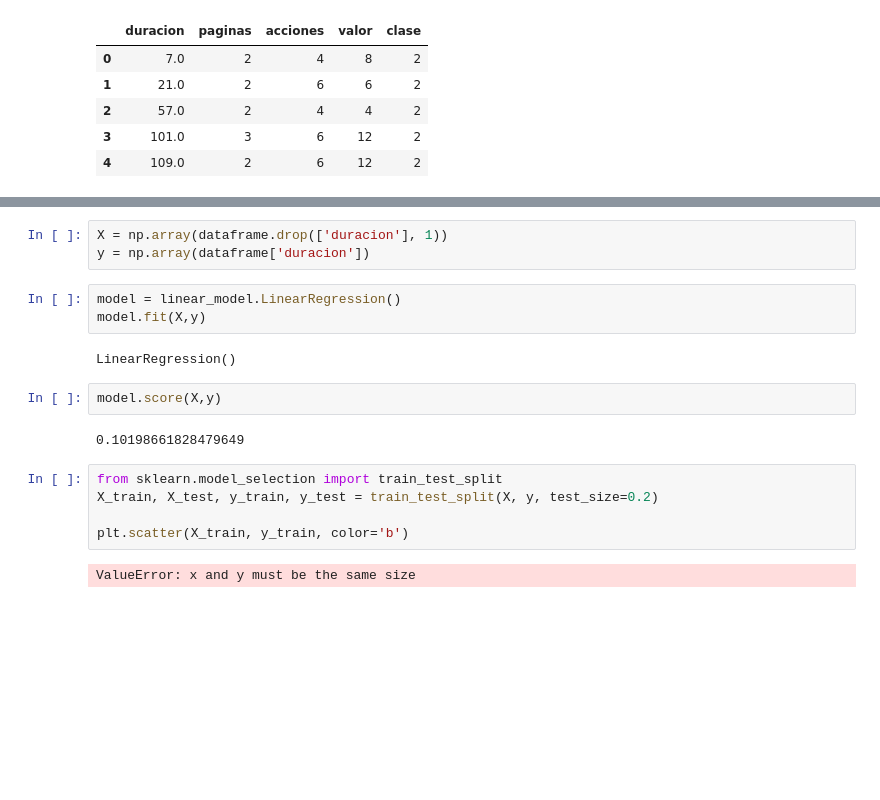
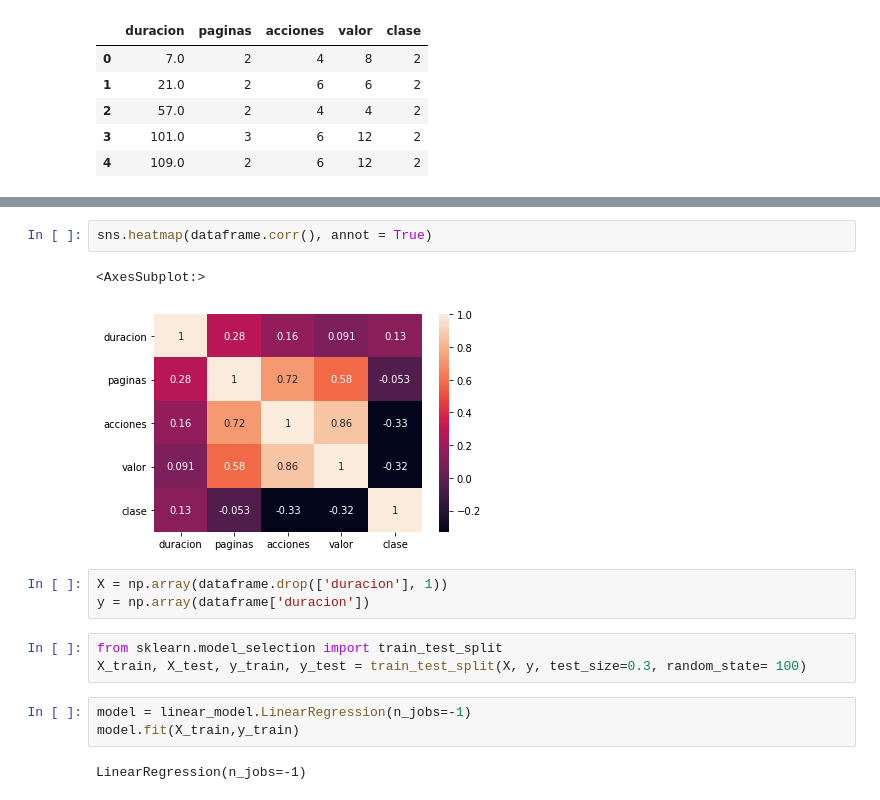
Before and after one commit to javigilantu/BootCamp_JGAF, a Jupyter notebook: week8/day4/exercises/1.multinominal_regression.ipynb, the cells around one changed output, grey strips where cells are left out. Drawn from its saved outputs; the diff is of its cells as text; blank space fills up the shorter version.

Commit message:
Competicion de Kaggle de ML con modelos de regresion logistica

```diff
--- a/week8/day4/exercises/1.multinominal_regression.ipynb
+++ b/week8/day4/exercises/1.multinominal_regression.ipynb
@@ -36,19 +36,16 @@ sb.pairplot(dataframe.dropna(), hue='duracion',size=4,vars=["clase", "paginas","
+# %%
+sns.heatmap(dataframe.corr(), annot = True)
+# %% [output]
+<AxesSubplot:>
+[figure, added]
 # %%
 X = np.array(dataframe.drop(['duracion'], 1))
 y = np.array(dataframe['duracion'])
+# %%
+from sklearn.model_selection import train_test_split
+X_train, X_test, y_train, y_test = train_test_split(X, y, test_size=0.3, random_state= 100)
 # %%
-model = linear_model.LinearRegression()
-model.fit(X,y)
+model = linear_model.LinearRegression(n_jobs=-1)
+model.fit(X_train,y_train)
 # %% [output]
-LinearRegression()
+LinearRegression(n_jobs=-1)
-# %%
-model.score(X,y)
-# %% [output]
-0.10198661828479649
-# %%
-from sklearn.model_selection import train_test_split
-X_train, X_test, y_train, y_test = train_test_split(X, y, test_size=0.2)
-
-plt.scatter(X_train, y_train, color='b')
-# %% [output]
-ValueError: x and y must be the same size
```
Also changed, not shown: parts of 19 cells of this notebook, 19 other files.
